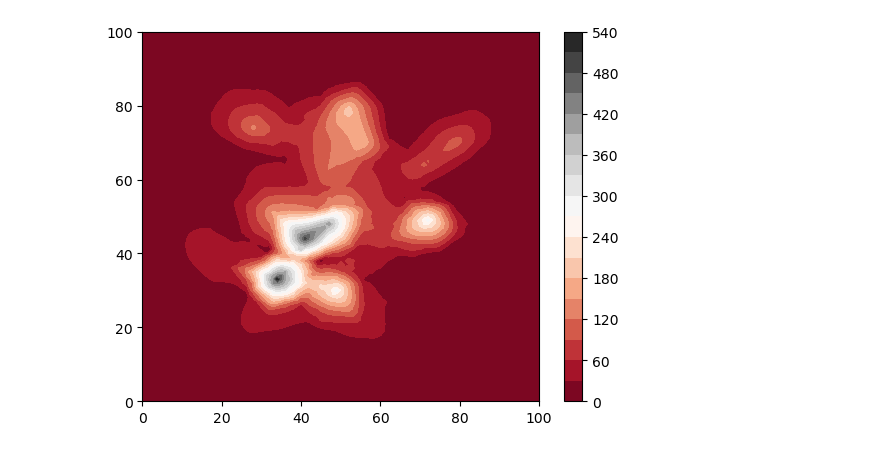
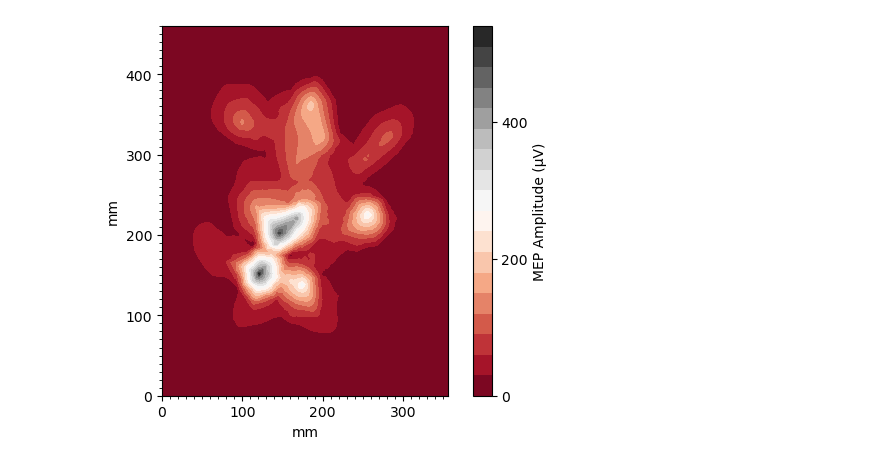
Before and after one commit to LiuDaveLiu/tms_map, a Jupyter notebook: eda.ipynb, the cells around one changed output. Saved outputs shown, nothing was run; the diff lists cells and outputs as text; code cells hidden in the pictures.

```diff
--- a/eda.ipynb
+++ b/eda.ipynb
@@ -0,0 +1,4 @@
+# %%
+import matplotlib
+matplotlib.rcParams['pdf.fonttype'] = 42
+matplotlib.rcParams['ps.fonttype'] = 42
@@ -18,7 +24,17 @@ Z=np.zeros((max_x,max_y))
 for i in range(len(csv_data)):
     Z[csv_data['i'][i],csv_data['j'][i]]=csv_data['amp'][i]
 # %%
-plt.contourf(np.arange(0,max_x), np.arange(0,max_y), Z, 20, cmap='RdGy')
-plt.colorbar();
+x_edge=360
+y_edge=460
+fig, ax = plt.subplots()
+cs=ax.contourf(np.arange(0,x_edge,x_edge/max_x), np.arange(0,y_edge,y_edge/(max_y-1)), Z, 20, cmap='RdGy')
+ax.set_aspect("equal")
+ax.xaxis.set_minor_locator(MultipleLocator(10))
+ax.yaxis.set_minor_locator(MultipleLocator(10))
+plt.xlabel('mm')
+plt.ylabel('mm')
+cbar=fig.colorbar(cs,ticks=[0,200, 400])
+cbar.set_label(u'MEP Amplitude (\u03bcV)')
+plt.savefig("output.pdf", transparent=True)
 # %% [output]
-[figure, old version]
+[figure, new version]
```
Also changed, not shown: parts of 2 cells of this notebook, 2 other files.
